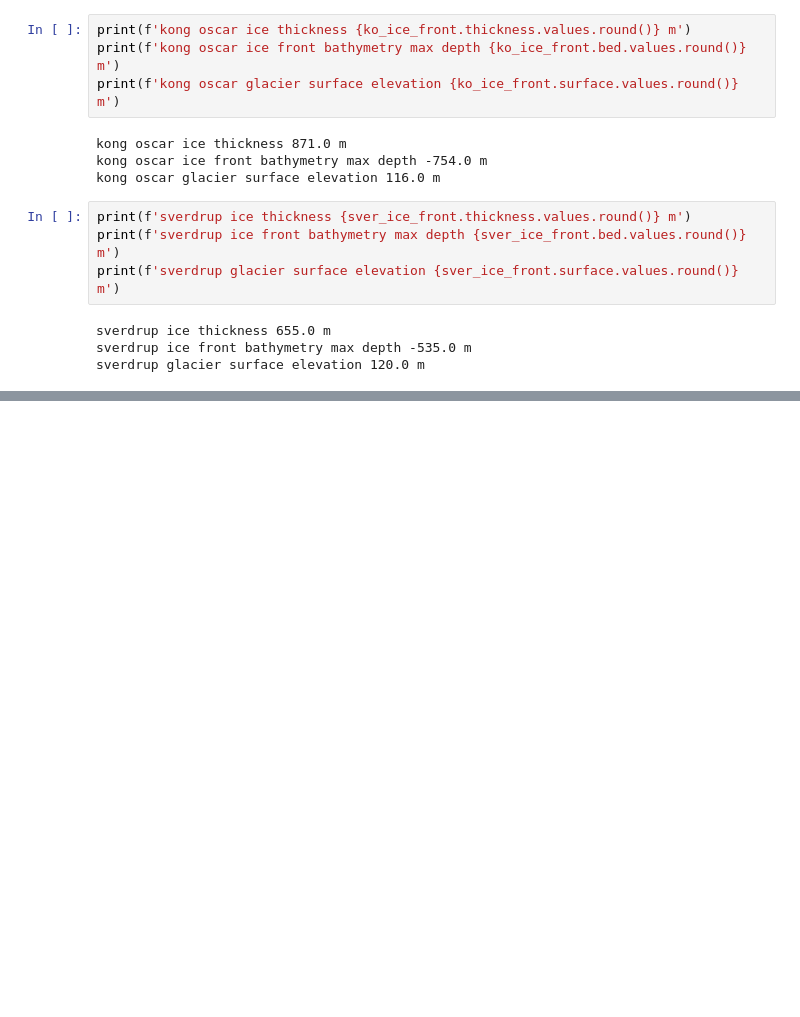
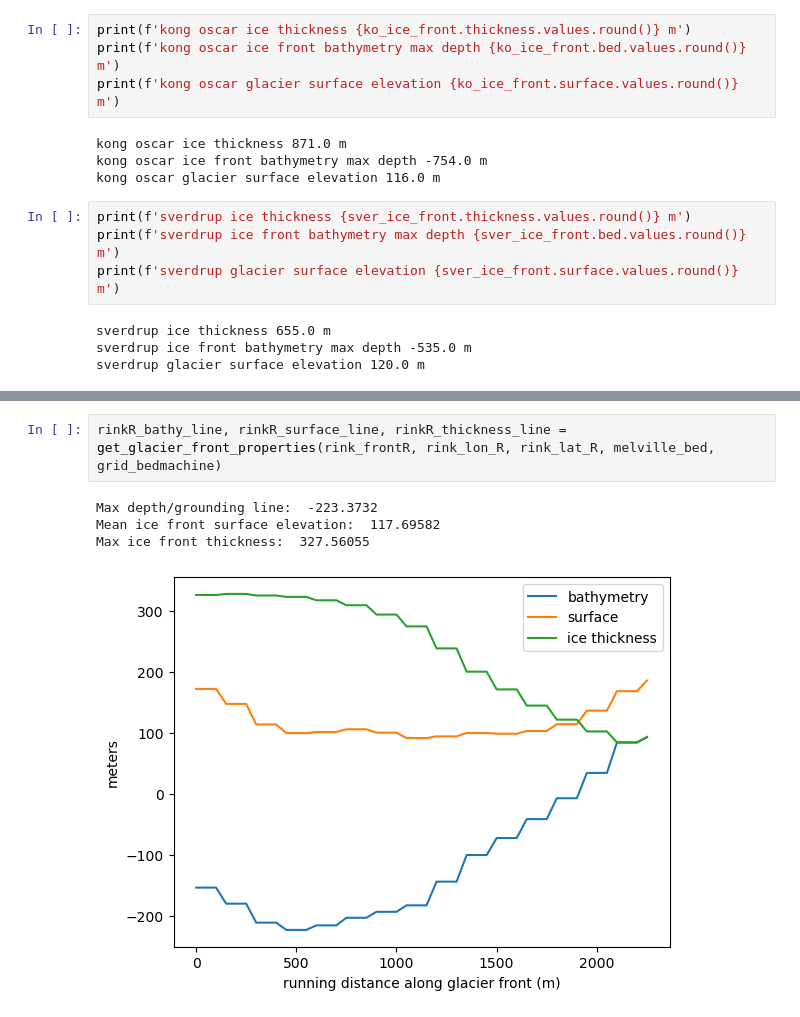
Before and after one commit to mjzahn/OMG_narwhals_habitat-model, a Jupyter notebook: glacier thickness.ipynb, the cells around one changed output, grey strips where cells are left out. Saved outputs shown, nothing was run; the diff lists cells and outputs as text; blank space fills up the shorter version.

```diff
--- a/glacier thickness.ipynb
+++ b/glacier thickness.ipynb
@@ -37,0 +130,7 @@ sverdrup glacier surface elevation 120.0 m
+# %%
+rinkR_bathy_line, rinkR_surface_line, rinkR_thickness_line = get_glacier_front_properties(rink_frontR, rink_lon_R, rink_lat_R, melville_bed, grid_bedmachine)
+# %% [output]
+Max depth/grounding line:  -223.3732
+Mean ice front surface elevation:  117.69582
+Max ice front thickness:  327.56055
+[figure, added]
```
Also changed, not shown: parts of 18 cells of this notebook.
